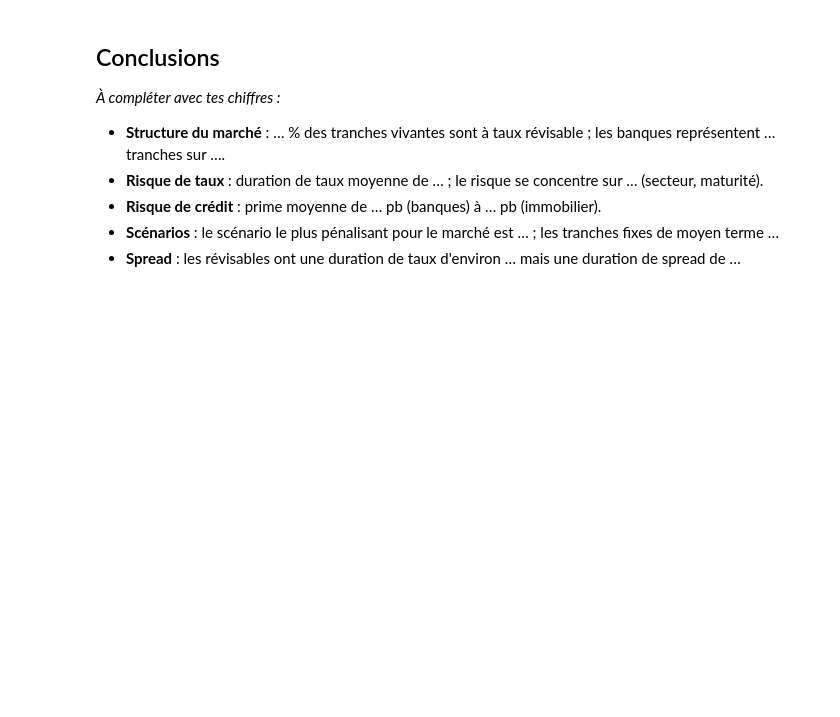
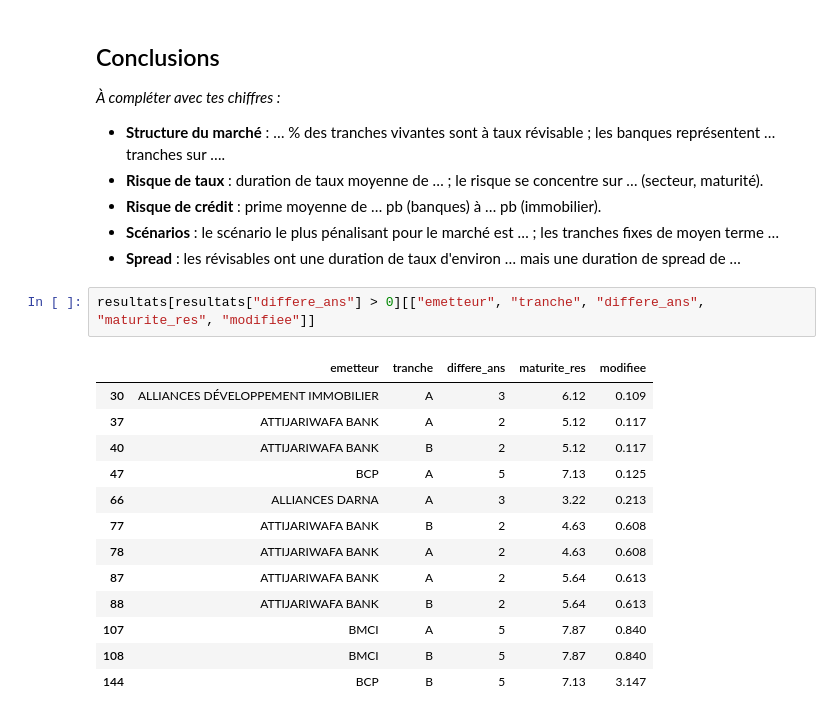
Before and after one commit to ryadothmane19-creator/Duration-obligation-Maroc, a Jupyter notebook: 02_analyse.ipynb, the cells around one changed output. Saved outputs shown, nothing was run; the diff lists cells and outputs as text; blank space fills up the shorter version.

```diff
--- a/02_analyse.ipynb
+++ b/02_analyse.ipynb
@@ -89,3 +174,19 @@ print(exporter_html(resultats, courbe))
 - **Risque de crédit** : prime moyenne de … pb (banques) à … pb (immobilier).
 - **Scénarios** : le scénario le plus pénalisant pour le marché est … ; les tranches fixes de moyen terme …
 - **Spread** : les révisables ont une duration de taux d'environ … mais une duration de spread de …
+# %%
+resultats[resultats["differe_ans"] > 0][["emetteur", "tranche", "differe_ans", "maturite_res", "modifiee"]]
+# %% [output]
+|  | emetteur | tranche | differe_ans | maturite_res | modifiee |
+| 30 | ALLIANCES DÉVELOPPEMENT IMMOBILIER | A | 3 | 6.12 | 0.109 |
+| 37 | ATTIJARIWAFA BANK | A | 2 | 5.12 | 0.117 |
+| 40 | ATTIJARIWAFA BANK | B | 2 | 5.12 | 0.117 |
+| 47 | BCP | A | 5 | 7.13 | 0.125 |
+| 66 | ALLIANCES DARNA | A | 3 | 3.22 | 0.213 |
+| 77 | ATTIJARIWAFA BANK | B | 2 | 4.63 | 0.608 |
+| 78 | ATTIJARIWAFA BANK | A | 2 | 4.63 | 0.608 |
+| 87 | ATTIJARIWAFA BANK | A | 2 | 5.64 | 0.613 |
+| 88 | ATTIJARIWAFA BANK | B | 2 | 5.64 | 0.613 |
+| 107 | BMCI | A | 5 | 7.87 | 0.840 |
+| 108 | BMCI | B | 5 | 7.87 | 0.840 |
+| 144 | BCP | B | 5 | 7.13 | 3.147 |
```
Also changed, not shown: parts of 11 cells of this notebook.
